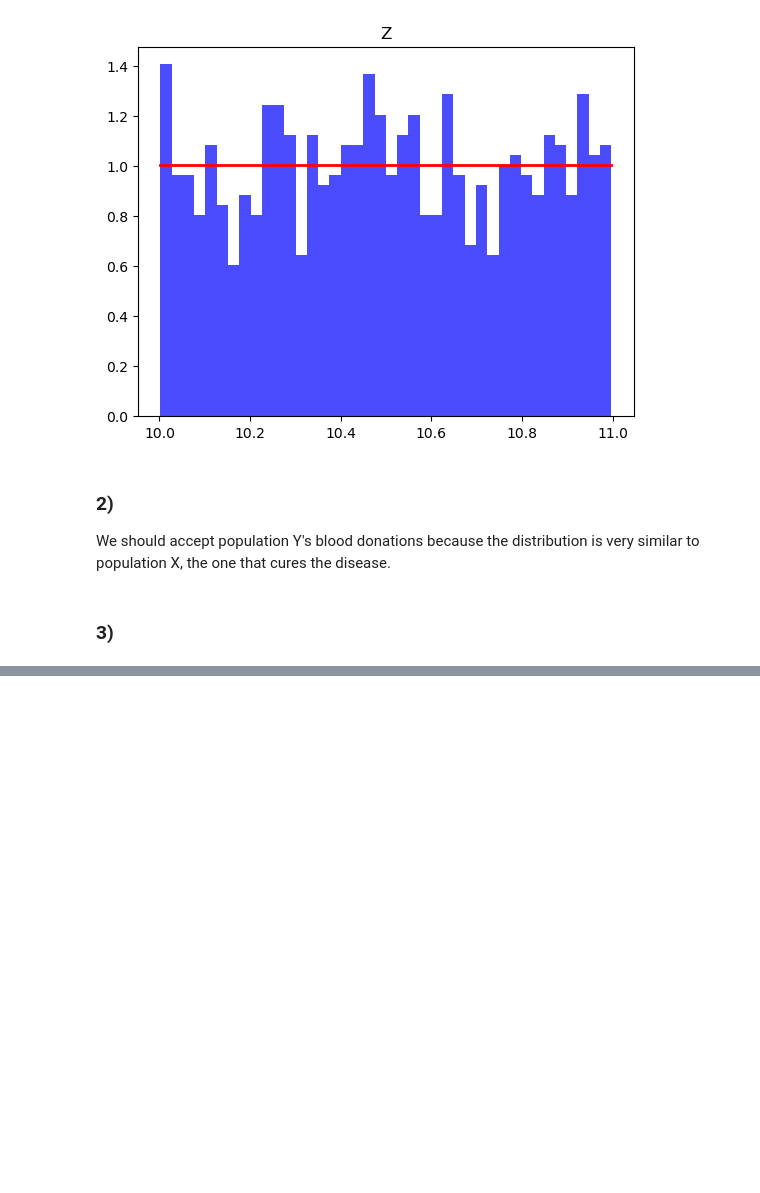
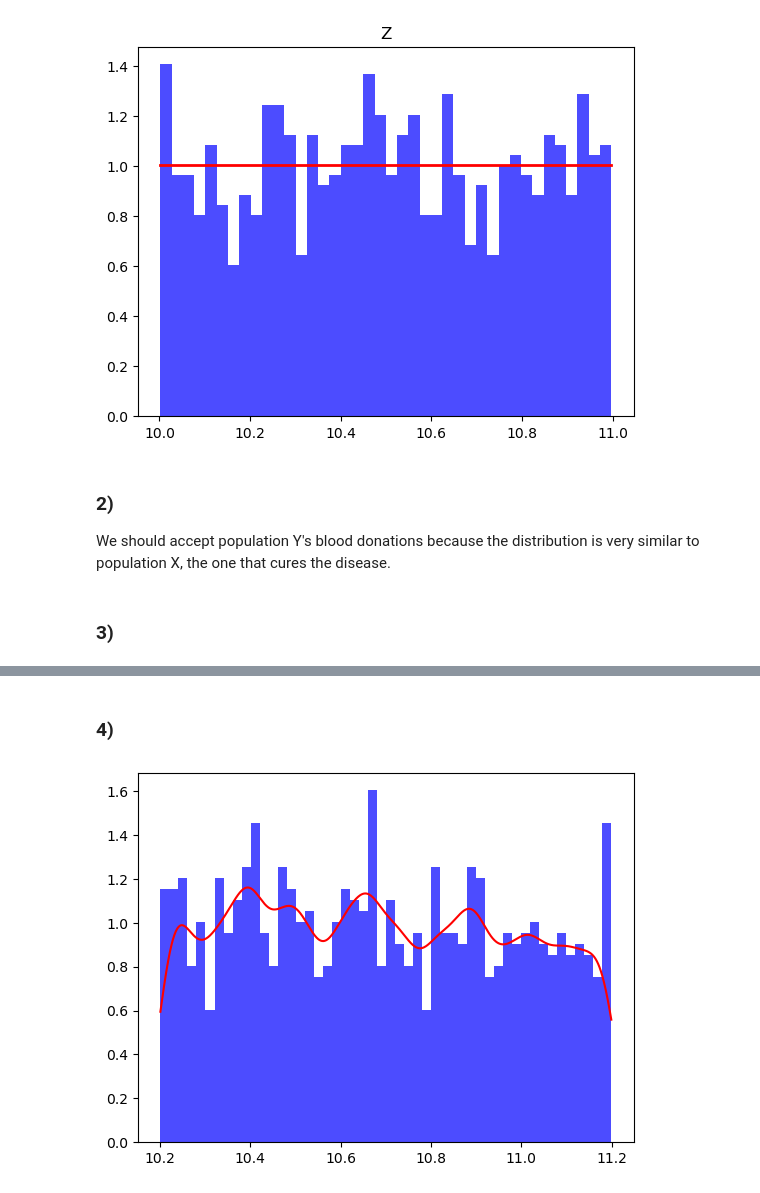
Before and after one commit to kennethaldridge/DS4400-HW, a Jupyter notebook: coding_exam2/ds4400_exam2.ipynb, the cells around one changed output, grey strips where cells are left out. Cells and saved outputs as stored; diff of their text form; code cells hidden in the pictures; blank space fills up the shorter version.

```diff
--- a/coding_exam2/ds4400_exam2.ipynb
+++ b/coding_exam2/ds4400_exam2.ipynb
@@ -125,0 +132,25 @@ Reasonable ε: 8.491804475027934
+# %% [markdown]
+### 4)
+# %%
+# Get KDE of Q
+Q = genfromtxt("population_Q.csv", delimiter=',')
+
+sd = 0.03
+n = len(Q)
+
+def p_q(x):
+    pdf = 0
+    for i in range(n):
+        pdf = pdf + norm.pdf(x, Q[i], sd) # gaussian(x, Q[i], sd)
+
+    pdf = pdf/n
+    return pdf
+
+x = np.linspace(np.min(Q), np.max(Q), 1000)
+pdf = p_q(x)
+
+plt.hist(Q, 50, facecolor='blue', alpha=0.7, density=True)
+plt.plot(x, pdf, color='red')
+plt.show()
+# %% [output]
+[figure, added]
```
Also changed, not shown: parts of 9 cells of this notebook, 1 other file.
